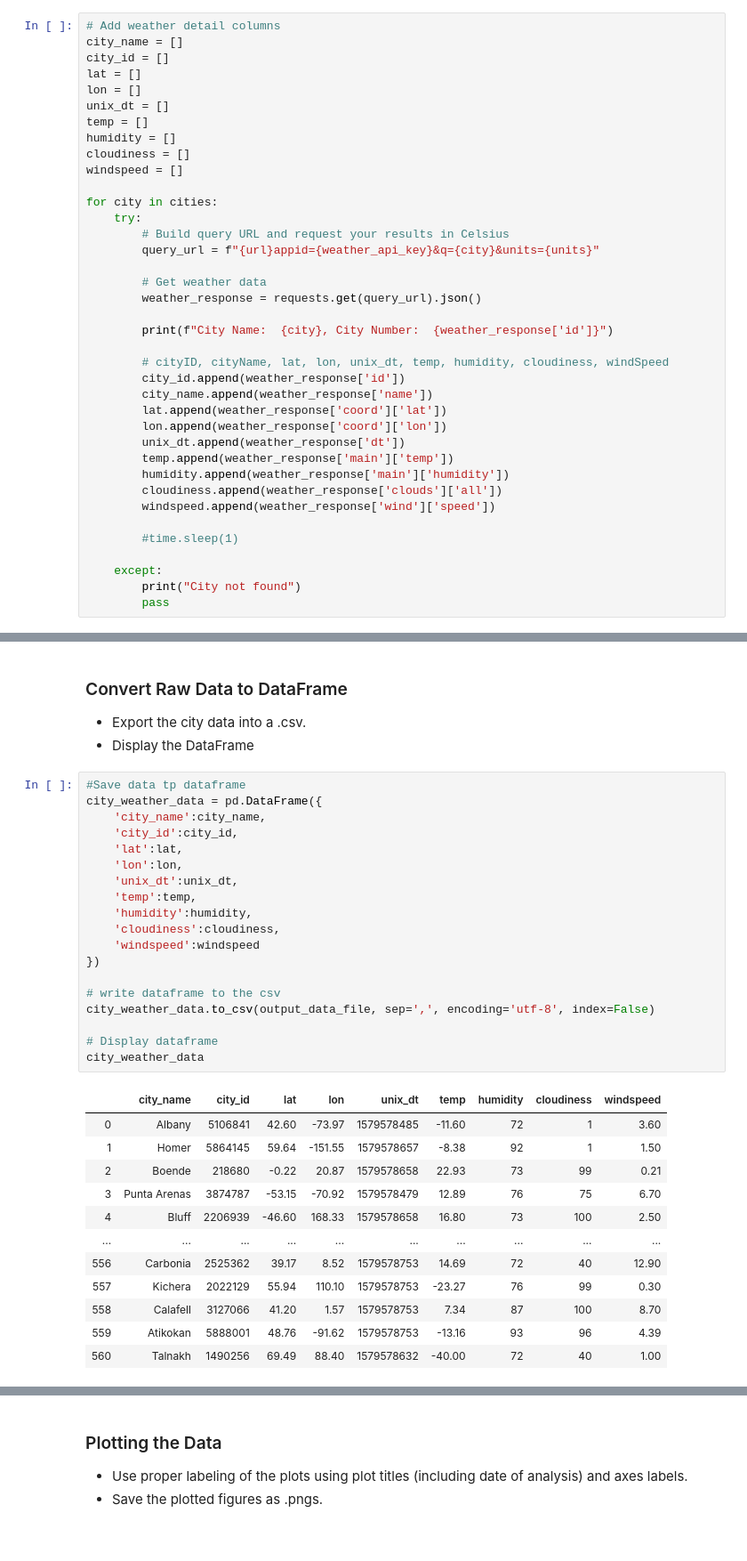
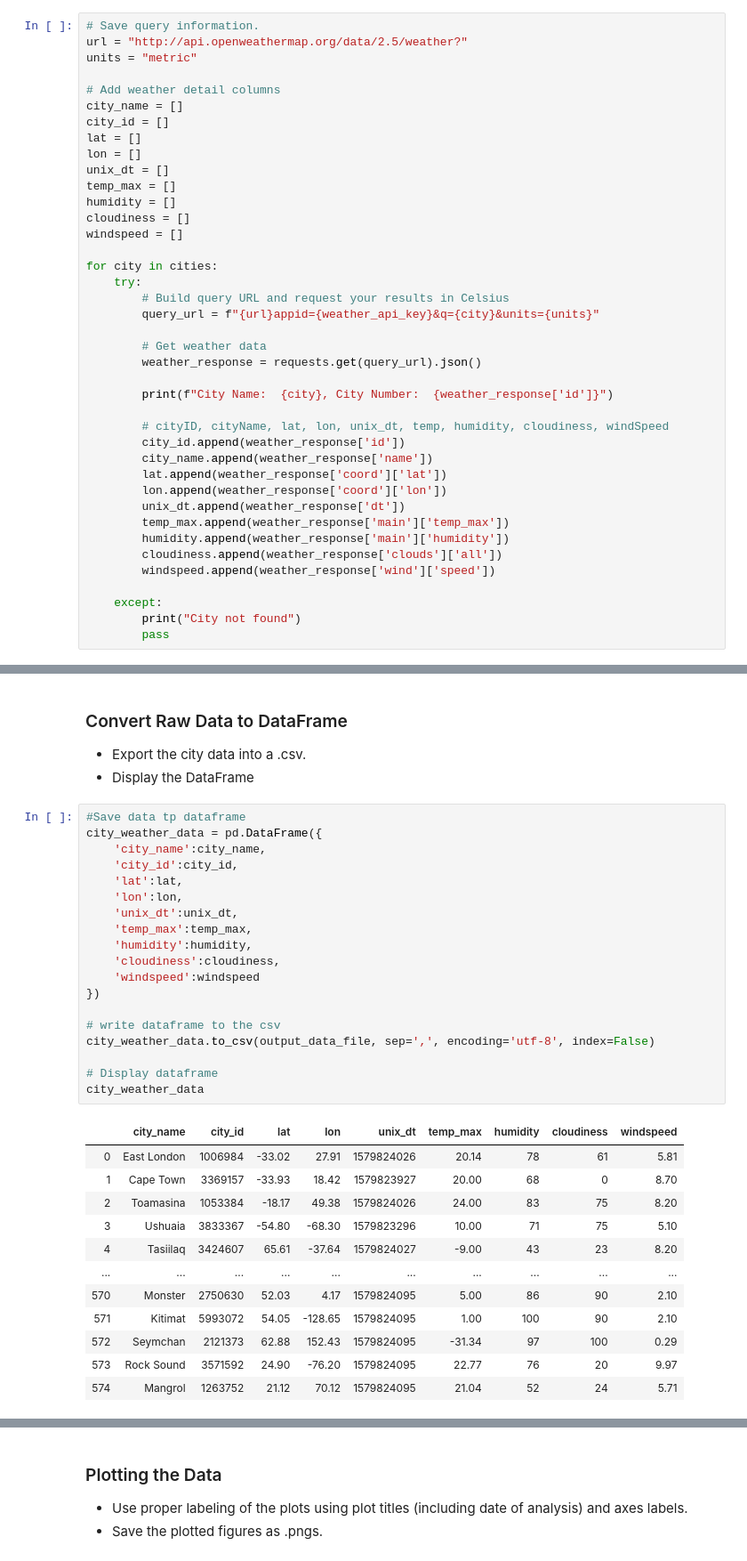
Before and after one commit to kirpatrick/python-api-challenge, a Jupyter notebook: WeatherPy/WeatherPy.ipynb, the cells around one changed output, grey strips where cells are left out. Shown at 89% size. Saved outputs shown, nothing was run; the diff lists cells and outputs as text.

```diff
--- a/WeatherPy/WeatherPy.ipynb
+++ b/WeatherPy/WeatherPy.ipynb
@@ -63,13 +63,17 @@ len(cities)
 * Perform a weather check on each city using a series of successive API calls.
 * Include a print log of each city as it'sbeing processed (with the city number and city name).
 # %%
+# Save query information.
+url = "http://api.openweathermap.org/data/2.5/weather?"
+units = "metric"
+
 # Add weather detail columns
 city_name = []
 city_id = []
 lat = []
 lon = []
 unix_dt = []
-temp = []
+temp_max = []
 humidity = []
 cloudiness = []
 windspeed = []
@@ -90,13 +94,11 @@ for city in cities:
         lat.append(weather_response['coord']['lat'])
         lon.append(weather_response['coord']['lon'])
         unix_dt.append(weather_response['dt'])
-        temp.append(weather_response['main']['temp'])
+        temp_max.append(weather_response['main']['temp_max'])
         humidity.append(weather_response['main']['humidity'])
         cloudiness.append(weather_response['clouds']['all'])
         windspeed.append(weather_response['wind']['speed'])
 
-        #time.sleep(1)
-
     except:
         print("City not found")
         pass
@@ -130,32 +132,32 @@ len(city_name)
 # %%
 #Save data tp dataframe
 city_weather_data = pd.DataFrame({
     'city_name':city_name,
     'city_id':city_id,
     'lat':lat,
     'lon':lon,
     'unix_dt':unix_dt,
-    'temp':temp,
+    'temp_max':temp_max,
     'humidity':humidity,
     'cloudiness':cloudiness,
     'windspeed':windspeed
 })
 
 # write dataframe to the csv
 city_weather_data.to_csv(output_data_file, sep=',', encoding='utf-8', index=False)
 
 # Display dataframe
 city_weather_data
 # %% [output]
-|  | city_name | city_id | lat | lon | unix_dt | temp | humidity | cloudiness | windspeed |
-| 0 | Albany | 5106841 | 42.60 | -73.97 | 1579578485 | -11.60 | 72 | 1 | 3.60 |
-| 1 | Homer | 5864145 | 59.64 | -151.55 | 1579578657 | -8.38 | 92 | 1 | 1.50 |
-| 2 | Boende | 218680 | -0.22 | 20.87 | 1579578658 | 22.93 | 73 | 99 | 0.21 |
-| 3 | Punta Arenas | 3874787 | -53.15 | -70.92 | 1579578479 | 12.89 | 76 | 75 | 6.70 |
-| 4 | Bluff | 2206939 | -46.60 | 168.33 | 1579578658 | 16.80 | 73 | 100 | 2.50 |
+|  | city_name | city_id | lat | lon | unix_dt | temp_max | humidity | cloudiness | windspeed |
+| 0 | East London | 1006984 | -33.02 | 27.91 | 1579824026 | 20.14 | 78 | 61 | 5.81 |
+| 1 | Cape Town | 3369157 | -33.93 | 18.42 | 1579823927 | 20.00 | 68 | 0 | 8.70 |
+| 2 | Toamasina | 1053384 | -18.17 | 49.38 | 1579824026 | 24.00 | 83 | 75 | 8.20 |
+| 3 | Ushuaia | 3833367 | -54.80 | -68.30 | 1579823296 | 10.00 | 71 | 75 | 5.10 |
+| 4 | Tasiilaq | 3424607 | 65.61 | -37.64 | 1579824027 | -9.00 | 43 | 23 | 8.20 |
 | ... | ... | ... | ... | ... | ... | ... | ... | ... | ... |
-| 556 | Carbonia | 2525362 | 39.17 | 8.52 | 1579578753 | 14.69 | 72 | 40 | 12.90 |
-| 557 | Kichera | 2022129 | 55.94 | 110.10 | 1579578753 | -23.27 | 76 | 99 | 0.30 |
-| 558 | Calafell | 3127066 | 41.20 | 1.57 | 1579578753 | 7.34 | 87 | 100 | 8.70 |
-| 559 | Atikokan | 5888001 | 48.76 | -91.62 | 1579578753 | -13.16 | 93 | 96 | 4.39 |
-| 560 | Talnakh | 1490256 | 69.49 | 88.40 | 1579578632 | -40.00 | 72 | 40 | 1.00 |
+| 570 | Monster | 2750630 | 52.03 | 4.17 | 1579824095 | 5.00 | 86 | 90 | 2.10 |
+| 571 | Kitimat | 5993072 | 54.05 | -128.65 | 1579824095 | 1.00 | 100 | 90 | 2.10 |
+| 572 | Seymchan | 2121373 | 62.88 | 152.43 | 1579824095 | -31.34 | 97 | 100 | 0.29 |
+| 573 | Rock Sound | 3571592 | 24.90 | -76.20 | 1579824095 | 22.77 | 76 | 20 | 9.97 |
+| 574 | Mangrol | 1263752 | 21.12 | 70.12 | 1579824095 | 21.04 | 52 | 24 | 5.71 |
```
Also changed, not shown: parts of 15 cells of this notebook, 5 other files.
